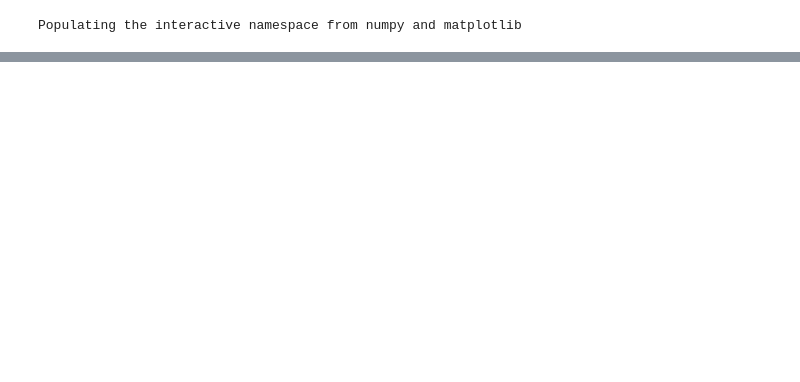
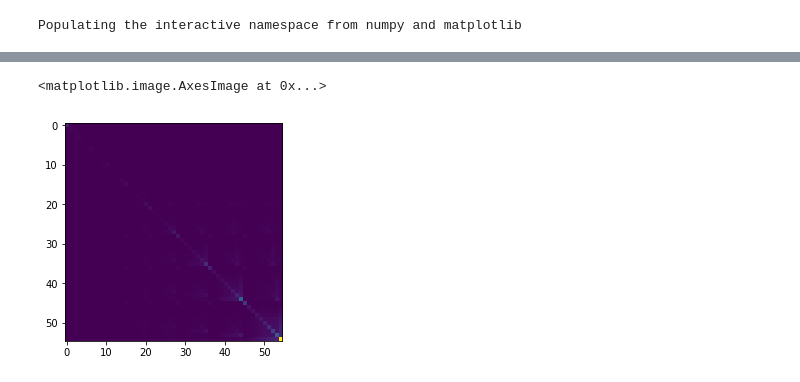
Before and after one commit to ErikOsinga/master_research_project, a Jupyter notebook: learning_purposes/ccl/generate_cl.ipynb, the cells around one changed output, grey strips where cells are left out. Saved outputs shown, nothing was run; the diff lists cells and outputs as text; code cells hidden in the pictures; blank space fills up the shorter version.

```diff
--- a/learning_purposes/ccl/generate_cl.ipynb
+++ b/learning_purposes/ccl/generate_cl.ipynb
@@ -56,0 +97,10 @@ for i in range(10):
+# %%
+CL = np.zeros((10,10, ells.size))
+counter = 0
+for i in range(10):
+        for j in range(0,i+1):
+            CL[i,j,:] = Cls[counter]
+            counter += 1
+for i in range(10):
+    for j in range(10):
+        CL[i,j,:] = CL[j,i,:]
@@ -56,0 +125,37 @@ for i in range(10):
+# %%
+num_dens = 30 * 1/0.002777 # from arcmin^-2 to deg^-2
+nzs = euclid_nzs(num_dens)
+# %%
+def cov_cls(ell):
+    counter1 = 0
+    counter2 = 0
+    cov_cl = np.zeros((55,55))
+    for m in range(10):
+            for n in range(0,m+1):
+                counter2 = 0
+                for i in range(10):
+                        for j in range(0,i+1):
+                            cov_cl[counter1,counter2] = total_variance_Cls(i, j, m, n, nzs, ell_index, fsky, sn)
+                            counter2 +=1
+                counter1 += 1
+
+    return cov_cl
+# %%
+
+fsky = 15000/41252.96
+sn = 0.3
+cov_cl_holder = []
+for ell_index in range(len(ells)):
+    cov_cl = np.array(cov_cls(ell_index))
+    cov_cl_holder.append(cov_cl)
+
+
+# only have to repeat these lines to add noise
+for ell_index in range(len(ells)):
+    # perturb CL with noise
+    Cls[:,ell_index] += np.random.multivariate_normal(np.zeros(len(cov_cl)),cov_cl)
+# %%
+plt.imshow(cov_cl_holder[0])
+# %% [output]
+<matplotlib.image.AxesImage at 0x...>
+[figure, added]
```
Also changed, not shown: parts of 6 cells of this notebook.
